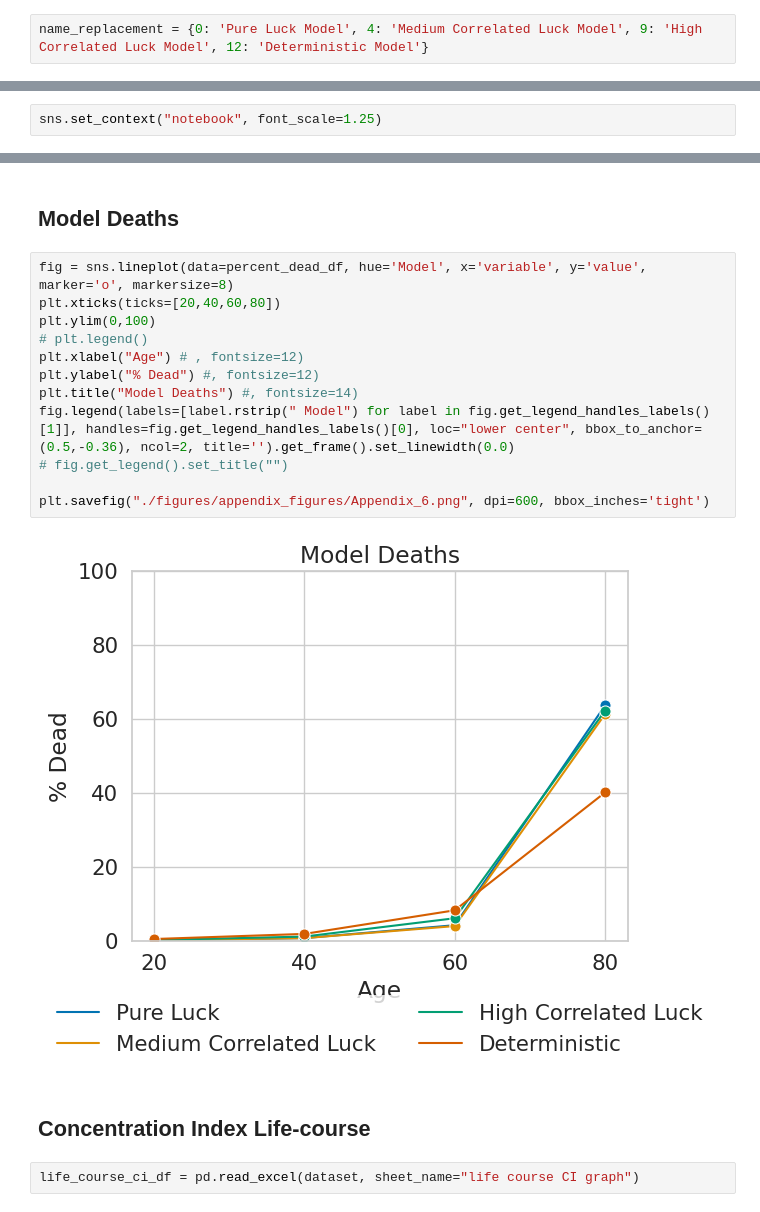
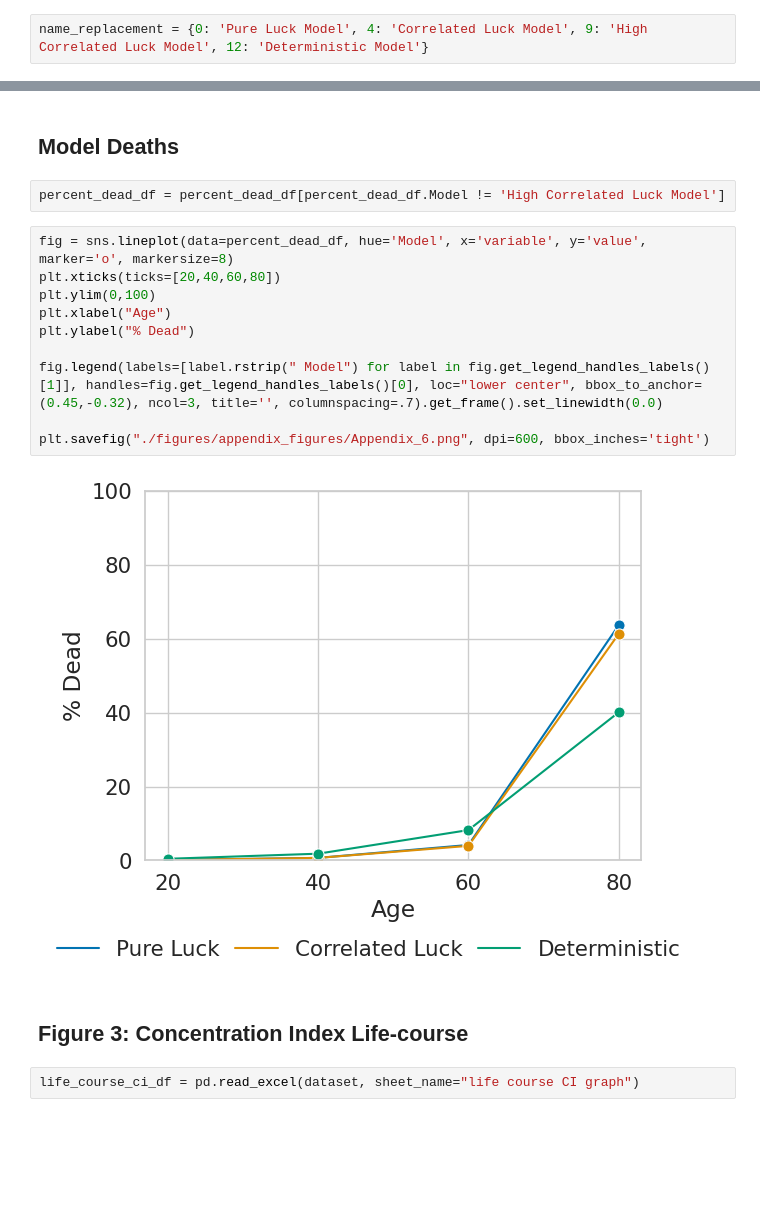
Before and after one commit to yannguerin/role_of_luck_in_health_inequality, a Jupyter notebook: manuscript_results.ipynb, the cells around one changed output, grey strips where cells are left out. Saved outputs shown, nothing was run; the diff lists cells and outputs as text; blank space fills up the shorter version.

```diff
--- a/manuscript_results.ipynb
+++ b/manuscript_results.ipynb
@@ -402,7 +349,7 @@ gini_life_course_df = gini_life_course_df.rename(columns={'This corresponds to F
 # %%
 gini_life_course_df = gini_life_course_df.reset_index().drop(columns='index')
 # %%
-name_replacement = {0: 'Pure Luck Model', 4: 'Medium Correlated Luck Model', 9: 'High Correlated Luck Model', 12: 'Deterministic Model'}
+name_replacement = {0: 'Pure Luck Model', 4: 'Correlated Luck Model', 9: 'High Correlated Luck Model', 12: 'Deterministic Model'}
 # %%
 gini_life_course_df['Model'] = gini_life_course_df.Model.replace(name_replacement)
 # %%
@@ -479,2 +393,0 @@ fig.savefig("./figures/manuscript_figures/Figure_2.png", dpi=600, bbox_inches='t
-# %%
-sns.set_context("notebook", font_scale=1.25)
@@ -530,21 +413,21 @@ fig.savefig("./figures/appendix_figures/Appendix_7.png", dpi=600, bbox_inches='t
 # %% [markdown]
 ## Model Deaths
+# %%
+percent_dead_df = percent_dead_df[percent_dead_df.Model != 'High Correlated Luck Model']
 # %%
 fig = sns.lineplot(data=percent_dead_df, hue='Model', x='variable', y='value', marker='o', markersize=8)
 plt.xticks(ticks=[20,40,60,80])
 plt.ylim(0,100)
-# plt.legend()
-plt.xlabel("Age") # , fontsize=12)
-plt.ylabel("% Dead") #, fontsize=12)
-plt.title("Model Deaths") #, fontsize=14)
-fig.legend(labels=[label.rstrip(" Model") for label in fig.get_legend_handles_labels()[1]], handles=fig.get_legend_handles_labels()[0], loc="lower center", bbox_to_anchor=(0.5,-0.36), ncol=2, title='').get_frame().set_linewidth(0.0)
-# fig.get_legend().set_title("")
+plt.xlabel("Age")
+plt.ylabel("% Dead")
+
+fig.legend(labels=[label.rstrip(" Model") for label in fig.get_legend_handles_labels()[1]], handles=fig.get_legend_handles_labels()[0], loc="lower center", bbox_to_anchor=(0.45,-0.32), ncol=3, title='', columnspacing=.7).get_frame().set_linewidth(0.0)
 
 plt.savefig("./figures/appendix_figures/Appendix_6.png", dpi=600, bbox_inches='tight')
 # %% [output]
-[figure, old version]
+[figure, new version]
 # %% [markdown]
-## Concentration Index Life-course
+## Figure 3: Concentration Index Life-course
 # %%
 life_course_ci_df = pd.read_excel(dataset, sheet_name="life course CI graph")
 # %%
```
Also changed, not shown: parts of 48 cells of this notebook.
